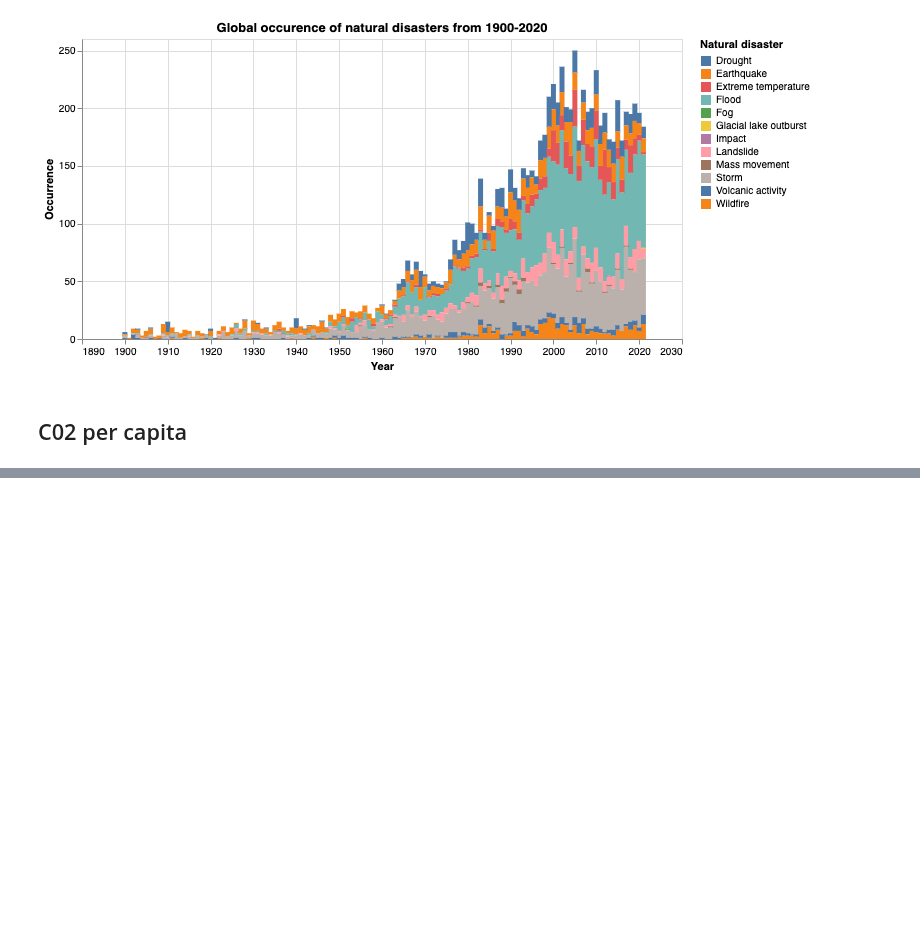
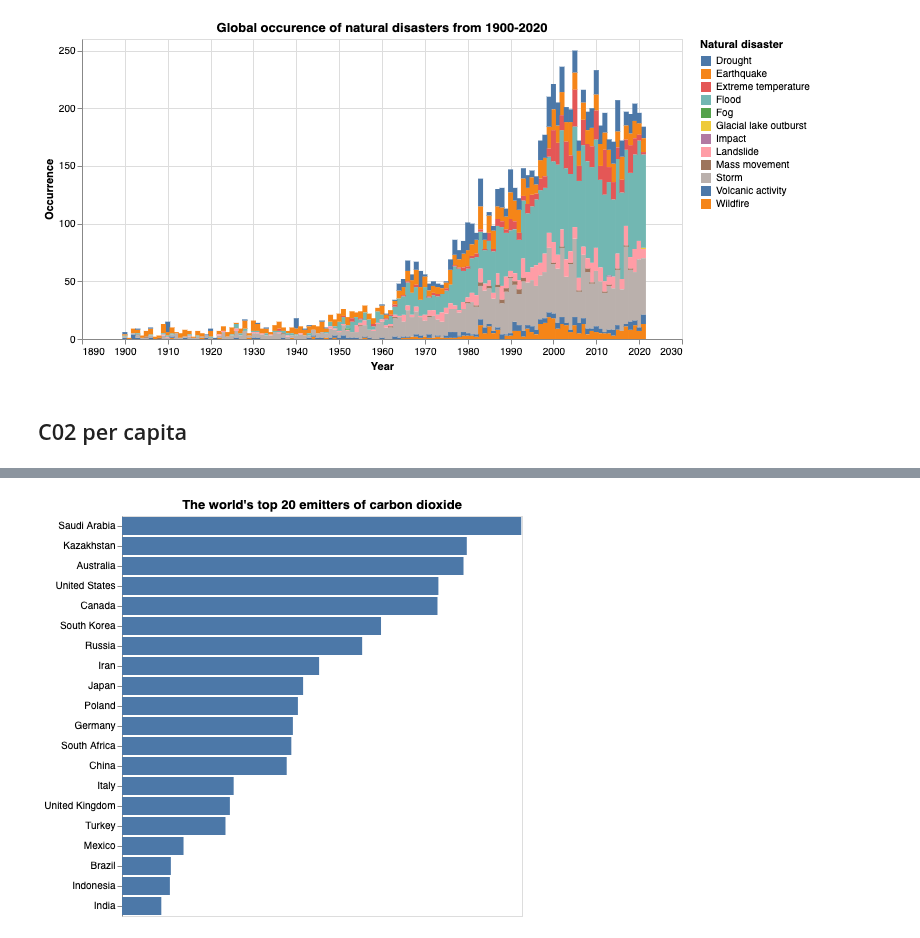
Before and after one commit to mel-liow/climate-analysis, a Jupyter notebook: climate_analysis.ipynb, the cells around one changed output, grey strips where cells are left out. Drawn from its saved outputs; the diff is of its cells as text; code cells hidden in the pictures; blank space fills up the shorter version.

```diff
--- a/climate_analysis.ipynb
+++ b/climate_analysis.ipynb
@@ -499,0 +510,8 @@ c02_2020.sort_values('co2', ascending=False).head(20)
+# %%
+chart = alt.Chart(top_20, title="The world's top 20 emitters of carbon dioxide").mark_bar().encode(
+    y=alt.Y('country:N', sort='-x', title=''),
+    x=alt.X('co2_per_capita', axis=None)
+)
+chart
+# %% [output]
+[figure, added]
```
Also changed, not shown: parts of 6 cells of this notebook.
